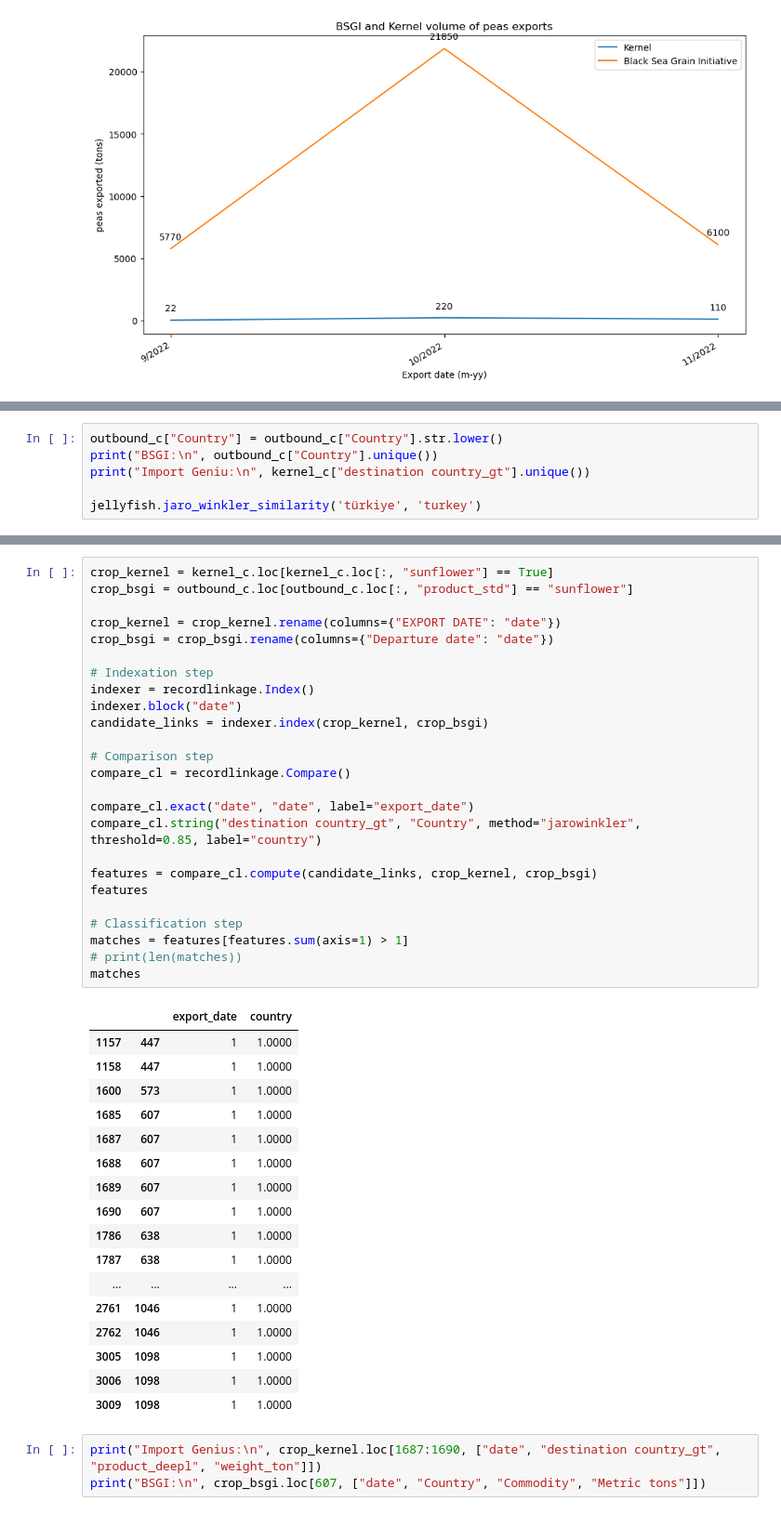
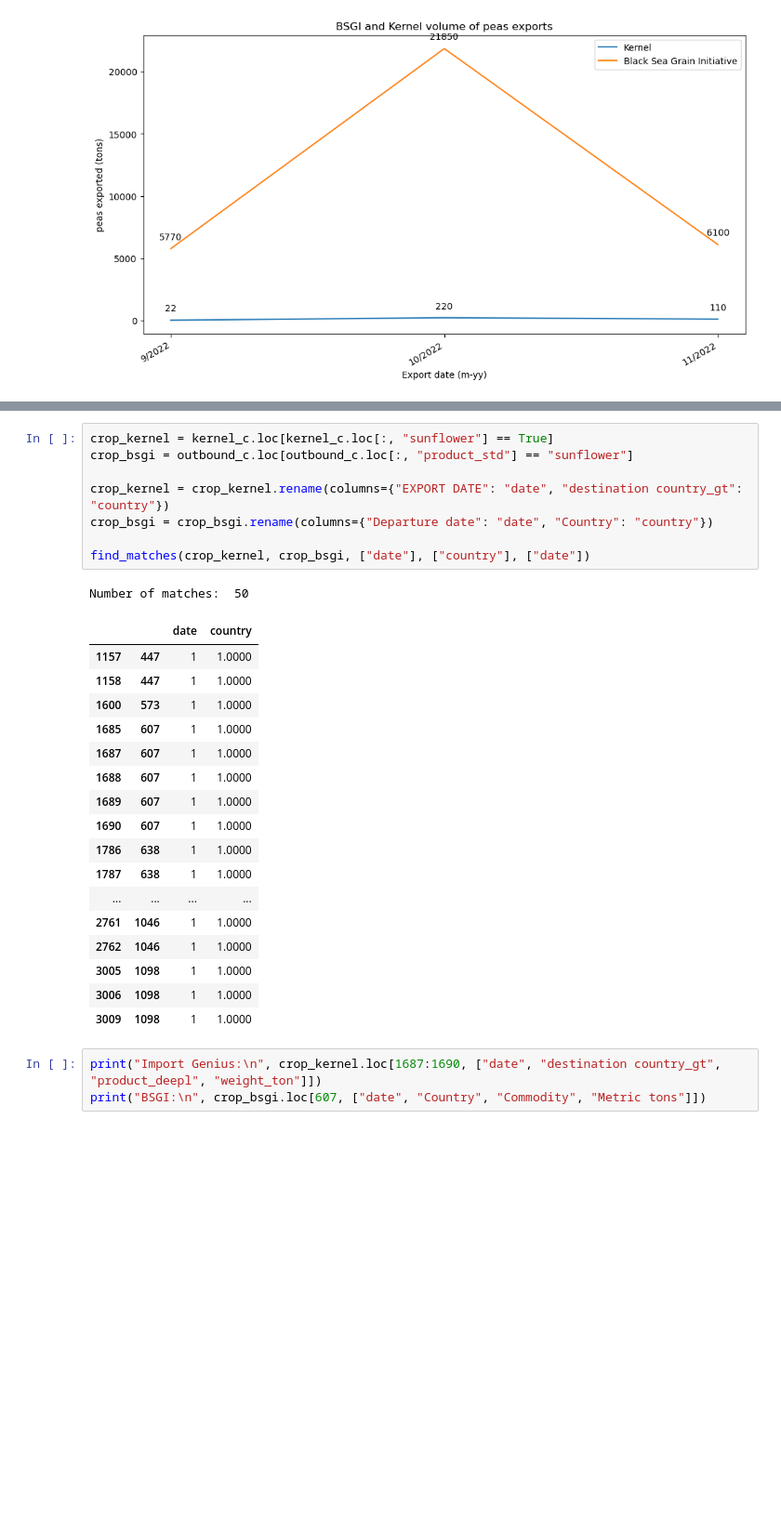
Before and after one commit to uchicago-dsi/oakland-institute-ukraine, a Jupyter notebook: visualizations/import_genius.ipynb, the cells around one changed output, grey strips where cells are left out. Shown at 93% size. Saved outputs shown, nothing was run; the diff lists cells and outputs as text; blank space fills up the shorter version.

Commit message:
Found unique matches with recordlinkage package.

```diff
--- a/visualizations/import_genius.ipynb
+++ b/visualizations/import_genius.ipynb
@@ -398,9 +436,3 @@ BSGI:
 3     China
 4     China
 Name: Country, dtype: object
-# %%
-outbound_c["Country"] = outbound_c["Country"].str.lower()
-print("BSGI:\n", outbound_c["Country"].unique())
-print("Import Geniu:\n", kernel_c["destination country_gt"].unique())
-
-jellyfish.jaro_winkler_similarity('türkiye', 'turkey')
@@ -426,30 +439,14 @@ Import Geniu:
 # %%
 crop_kernel = kernel_c.loc[kernel_c.loc[:, "sunflower"] == True]
 crop_bsgi = outbound_c.loc[outbound_c.loc[:, "product_std"] == "sunflower"]
 
-crop_kernel = crop_kernel.rename(columns={"EXPORT DATE": "date"})
-crop_bsgi = crop_bsgi.rename(columns={"Departure date": "date"})
+crop_kernel = crop_kernel.rename(columns={"EXPORT DATE": "date", "destination country_gt": "country"})
+crop_bsgi = crop_bsgi.rename(columns={"Departure date": "date", "Country": "country"})
 
-# Indexation step
-indexer = recordlinkage.Index()
-indexer.block("date")
-candidate_links = indexer.index(crop_kernel, crop_bsgi)
-
-# Comparison step
-compare_cl = recordlinkage.Compare()
-
-compare_cl.exact("date", "date", label="export_date")
-compare_cl.string("destination country_gt", "Country", method="jarowinkler", threshold=0.85, label="country")
-
-features = compare_cl.compute(candidate_links, crop_kernel, crop_bsgi)
-features
-
-# Classification step
-matches = features[features.sum(axis=1) > 1]
-# print(len(matches))
-matches
+find_matches(crop_kernel, crop_bsgi, ["date"], ["country"], ["date"])
 # %% [output]
+Number of matches:  50
-|  |  | export_date | country |
+|  |  | date | country |
 | 1157 | 447 | 1 | 1.0000 |
 | 1158 | 447 | 1 | 1.0000 |
 | 1600 | 573 | 1 | 1.0000 |
```
Also changed, not shown: parts of 5 cells of this notebook.
